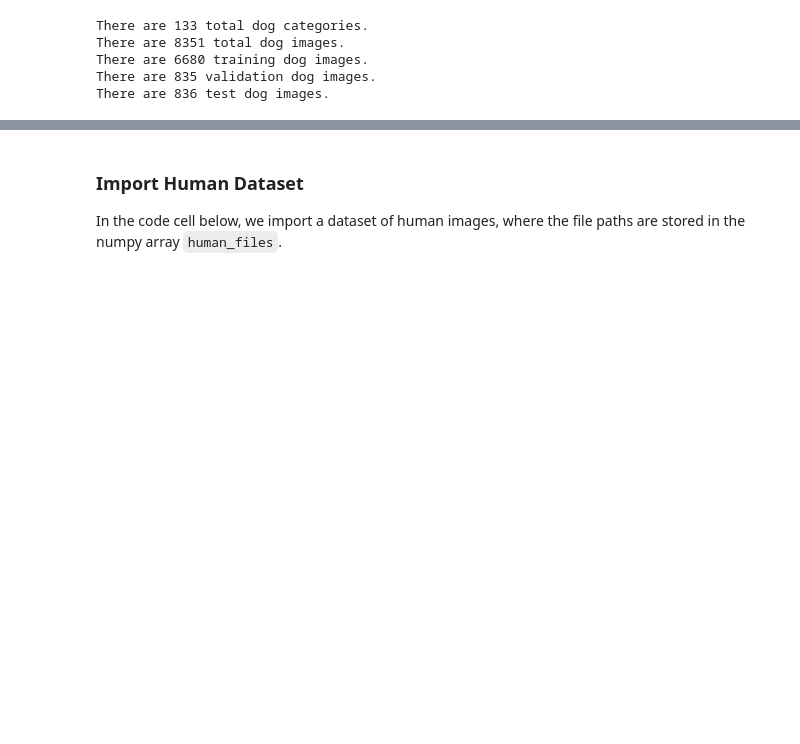
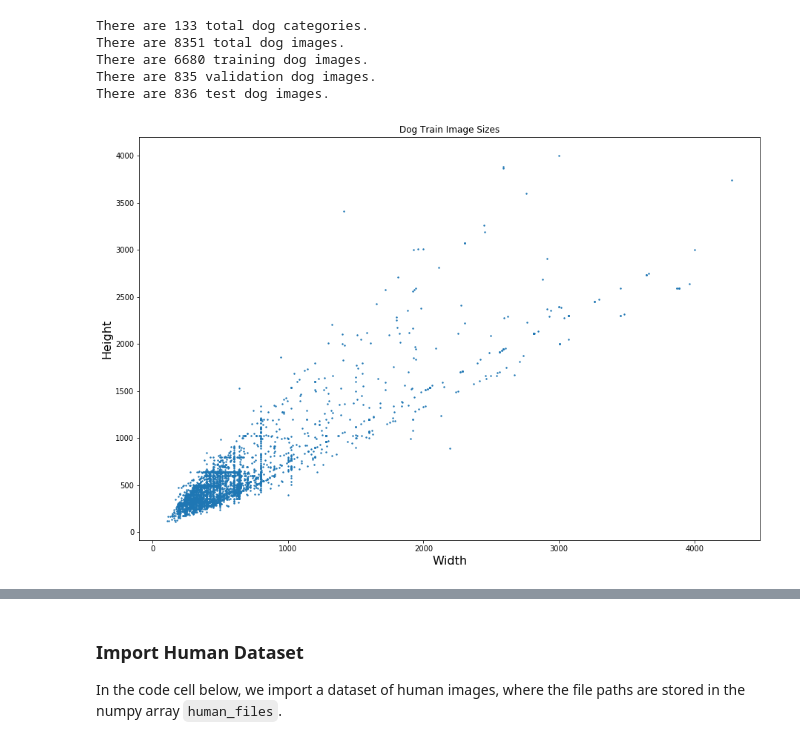
Before and after one commit to dompio/dog_breed, a Jupyter notebook: dog_app.ipynb, the cells around one changed output, grey strips where cells are left out. Cells and saved outputs as stored; diff of their text form; code cells hidden in the pictures; blank space fills up the shorter version.

Commit message:
extended EDA
dog breed categories and image size summary

```diff
--- a/dog_app.ipynb
+++ b/dog_app.ipynb
@@ -90,3 +95,32 @@ There are 8351 total dog images.
 There are 6680 training dog images.
 There are 835 validation dog images.
 There are 836 test dog images.
+# %%
+def load_img_shapes(path_to_img):
+    return cv2.imread(path_to_img).shape
+# %%
+train_shapes = []
+dog_breed = []
+num_files = []
+for file in sorted(glob("../../../data/dog_images/train/*/*")):
+    train_shapes.append(load_img_shapes(file))
+    dog_breed.append(file.split("/")[6])
+    num_files.append(len(file))
+# %%
+def dog_image_size_plot(train_shapes):
+    img_height = []
+    img_width = []
+    for img in range(len(train_shapes)):
+        img_height.append(train_shapes[img][0])
+        img_width.append(train_shapes[img][1])
+
+    plt.figure(figsize=(15,10))
+    plt.scatter(img_width, img_height, s=2)
+    plt.xlabel('Width', fontsize=16)
+    plt.ylabel('Height', fontsize=16)
+    plt.title('Dog Train Image Sizes')
+    plt.show()
+# %%
+dog_image_size_plot(train_shapes)
+# %% [output]
+[figure, added]
```
Also changed, not shown: parts of 16 cells of this notebook.
